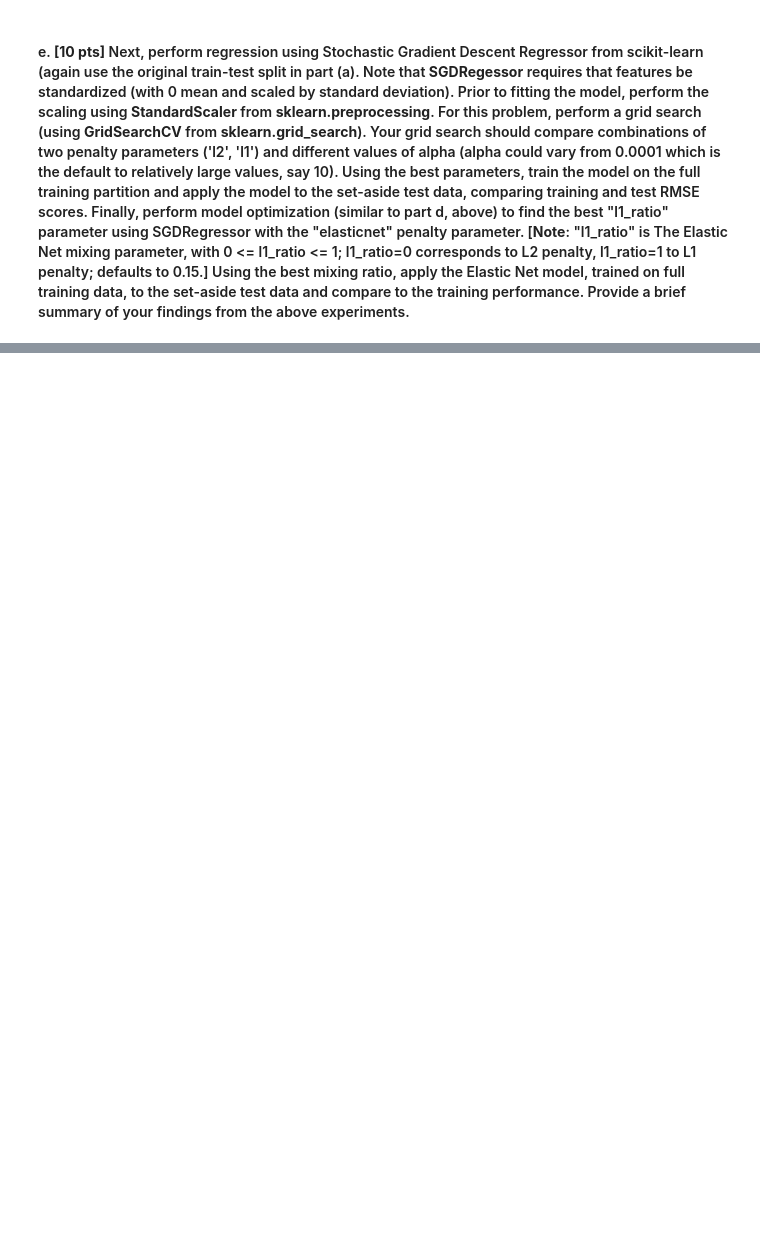
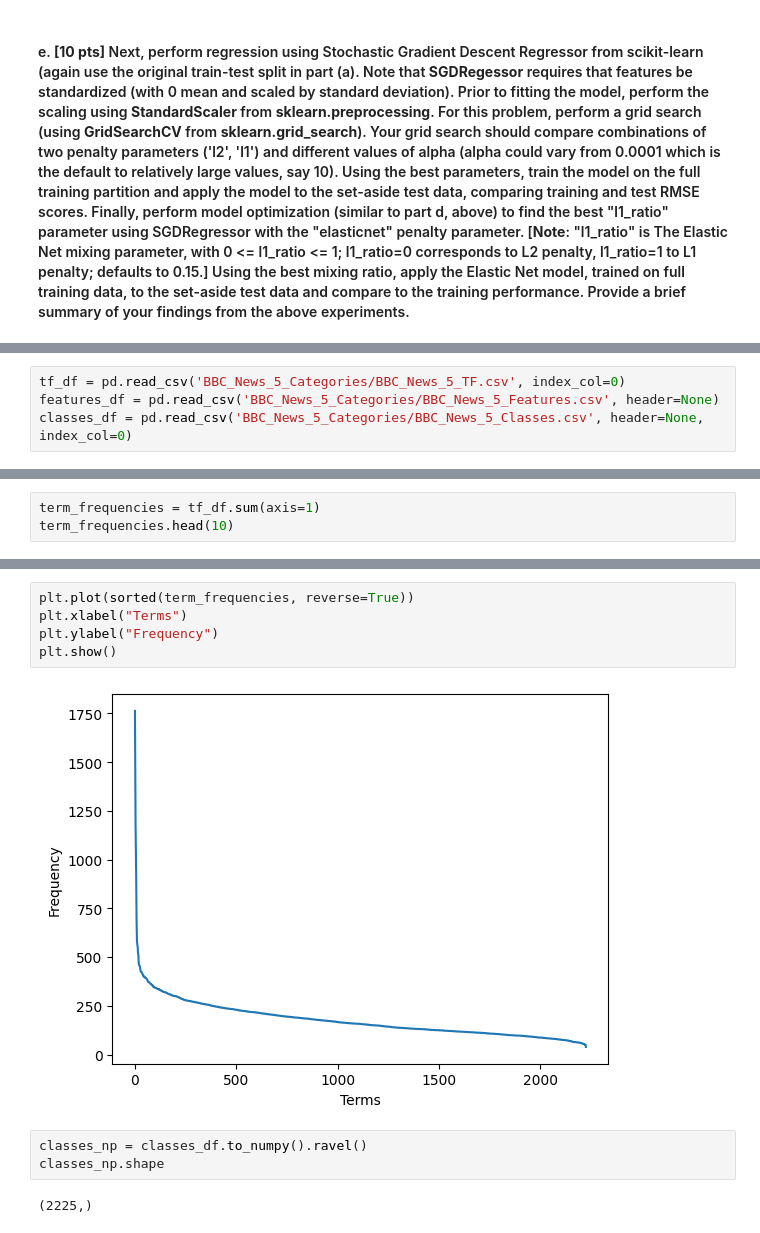
Before and after one commit to joneshshrestha/machine-learning-python, a Jupyter notebook: Regression Analysis/regression_analysis.ipynb, the cells around one changed output, grey strips where cells are left out. Drawn from its saved outputs; the diff is of its cells as text; blank space fills up the shorter version.

```diff
--- a/Regression Analysis/regression_analysis.ipynb
+++ b/Regression Analysis/regression_analysis.ipynb
@@ -544,0 +668,4 @@ _In the result from the graph, the training RSME increased and cross-validation
+# %%
+tf_df = pd.read_csv('BBC_News_5_Categories/BBC_News_5_TF.csv', index_col=0)
+features_df = pd.read_csv('BBC_News_5_Categories/BBC_News_5_Features.csv', header=None)
+classes_df = pd.read_csv('BBC_News_5_Categories/BBC_News_5_Classes.csv', header=None, index_col=0)
@@ -544,0 +701,3 @@ _In the result from the graph, the training RSME increased and cross-validation
+# %%
+term_frequencies = tf_df.sum(axis=1)
+term_frequencies.head(10)
@@ -544,0 +737,12 @@ _In the result from the graph, the training RSME increased and cross-validation
+# %%
+plt.plot(sorted(term_frequencies, reverse=True))
+plt.xlabel("Terms")
+plt.ylabel("Frequency")
+plt.show()
+# %% [output]
+[figure, added]
+# %%
+classes_np = classes_df.to_numpy().ravel()
+classes_np.shape
+# %% [output]
+(2225,)
```
Also changed, not shown: parts of 41 cells of this notebook, 6 other files.
